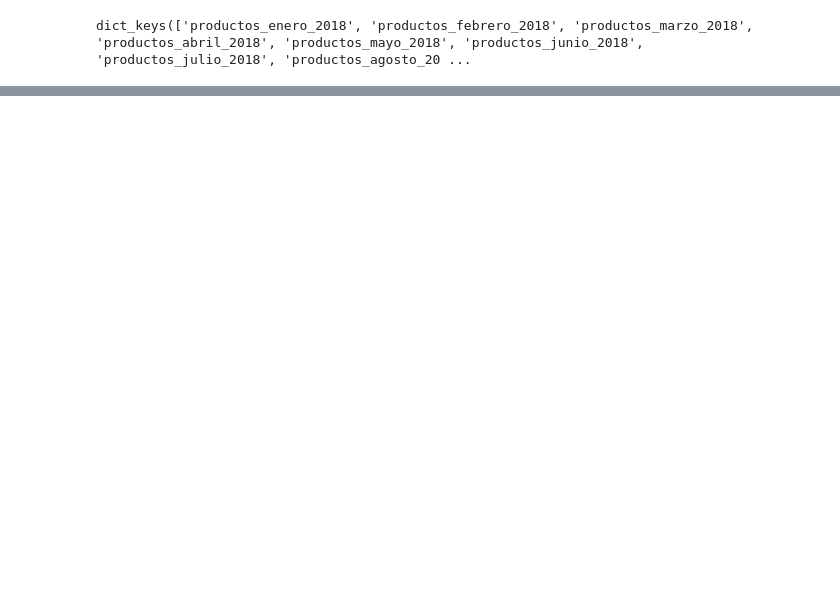
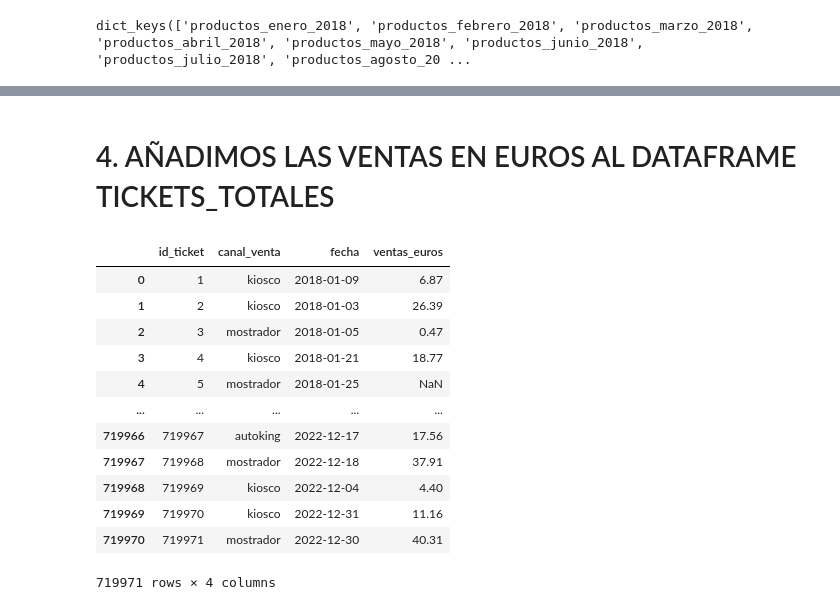
Before and after one commit to Lidiavf1912/analysis_burgerking, a Jupyter notebook: creacion_de_tablas.ipynb, the cells around one changed output, grey strips where cells are left out. Cells and saved outputs as stored; diff of their text form; code cells hidden in the pictures; blank space fills up the shorter version.

```diff
--- a/creacion_de_tablas.ipynb
+++ b/creacion_de_tablas.ipynb
@@ -727,0 +728,28 @@ productos_totales
+# %% [markdown]
+# 4. AÑADIMOS LAS VENTAS EN EUROS AL DATAFRAME TICKETS_TOTALES
+# %%
+# Agrupa por 'id_ticket' y suma los ingresos
+ingresos_por_ticket = productos_totales.groupby('id_ticket')['ingresos'].sum().reset_index()
+
+# Fusiona 'tickets_totales' y 'ingresos_por_ticket' en base a 'id_ticket'
+tickets_totales = tickets_totales.merge(ingresos_por_ticket, on='id_ticket', how='left')
+
+# Renombra la columna resultante
+tickets_totales = tickets_totales.rename(columns={'ingresos': 'ventas_euros'})
+
+# Muestra el DataFrame actualizado
+tickets_totales
+# %% [output]
+|  | id_ticket | canal_venta | fecha | ventas_euros |
+| 0 | 1 | kiosco | 2018-01-09 | 6.87 |
+| 1 | 2 | kiosco | 2018-01-03 | 26.39 |
+| 2 | 3 | mostrador | 2018-01-05 | 0.47 |
+| 3 | 4 | kiosco | 2018-01-21 | 18.77 |
+| 4 | 5 | mostrador | 2018-01-25 | NaN |
+| ... | ... | ... | ... | ... |
+| 719966 | 719967 | autoking | 2022-12-17 | 17.56 |
+| 719967 | 719968 | mostrador | 2022-12-18 | 37.91 |
+| 719968 | 719969 | kiosco | 2022-12-04 | 4.40 |
+| 719969 | 719970 | kiosco | 2022-12-31 | 11.16 |
+| 719970 | 719971 | mostrador | 2022-12-30 | 40.31 |
+719971 rows × 4 columns
```
Also changed, not shown: parts of 13 cells of this notebook.
